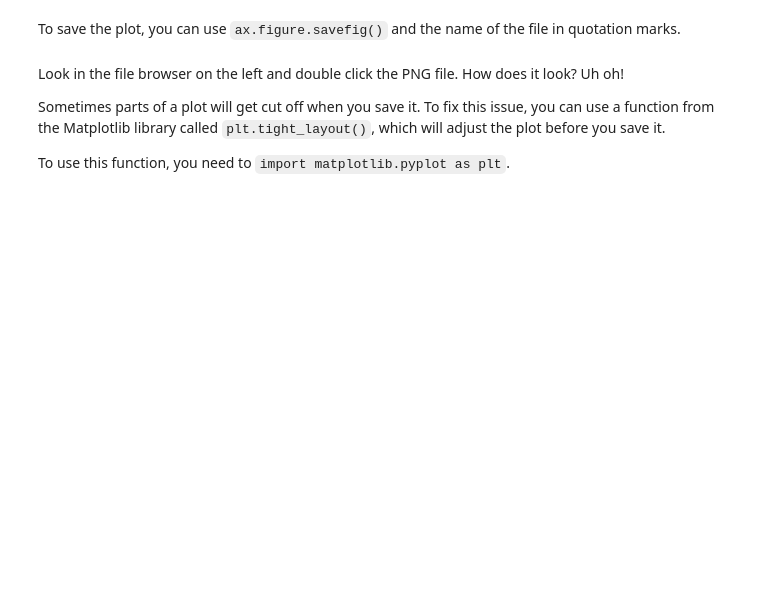
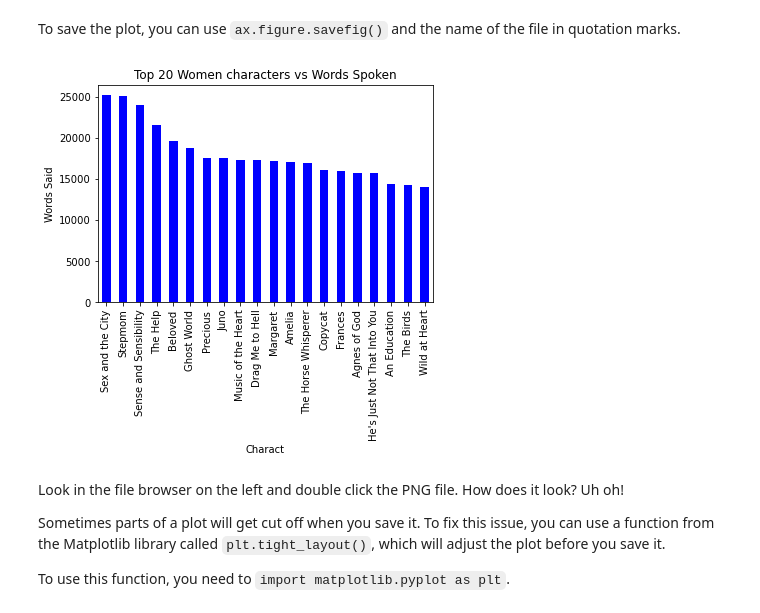
Before and after one commit to gabepalomin/3844f23-writing-digital-media, a Jupyter notebook: book/03-Pandas-Data-Analysis/MIDTERM.ipynb, the cells around one changed output. Drawn from its saved outputs; the diff is of its cells as text; code cells hidden in the pictures; blank space fills up the shorter version.

```diff
--- a/book/03-Pandas-Data-Analysis/MIDTERM.ipynb
+++ b/book/03-Pandas-Data-Analysis/MIDTERM.ipynb
@@ -299,9 +506,17 @@ To save the plot, you can use `ax.figure.savefig()` and the name of the file in
 # %%
 ax = top20_women.plot(
     kind='bar',
-    # Add your code/parameters
+    x='character',
+    y='words',
+    color='blue',
+    title = 'Top 20 Women characters vs Words Spoken',
+    xlabel='Charact',
+    ylabel = 'Words Said'
+
 )
 ax.figure.savefig('./figures/top20_women.png')
+# %% [output]
+[figure, added]
 # %% [markdown]
 Look in the file browser on the left and double click the PNG file. How does it look? Uh oh!
 
```
Also changed, not shown: parts of 44 cells of this notebook, 2 other files.
